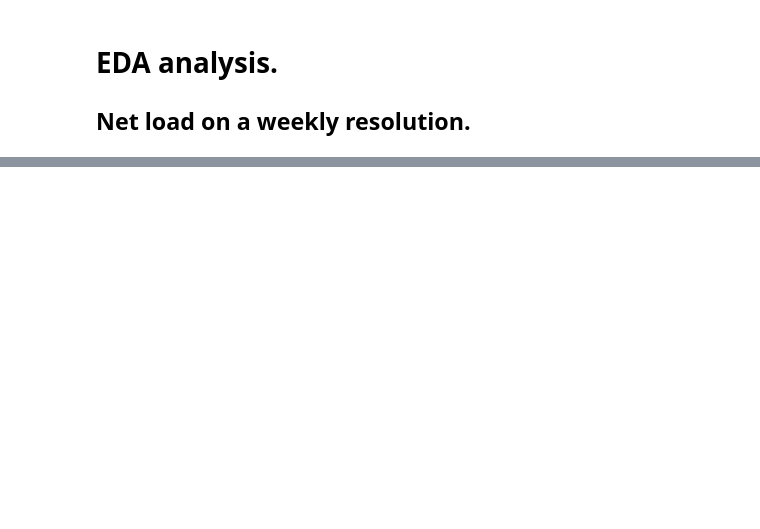
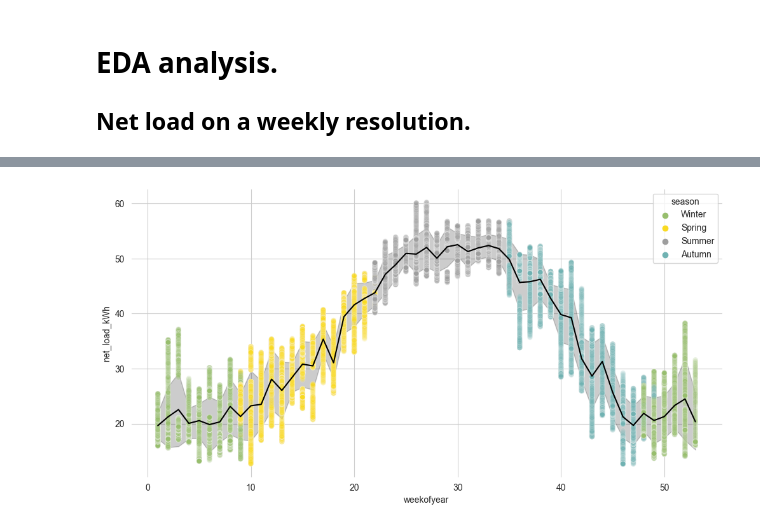
Before and after one commit to erickCantu/TheGreenCitySolutionsGroup, a Jupyter notebook: notebooks/EDA_data_visualization_weekly.ipynb, the cells around one changed output, grey strips where cells are left out. Drawn from its saved outputs; the diff is of its cells as text; code cells hidden in the pictures; blank space fills up the shorter version.

```diff
--- a/notebooks/EDA_data_visualization_weekly.ipynb
+++ b/notebooks/EDA_data_visualization_weekly.ipynb
@@ -59,3 +88,11 @@ data_df = pd.merge(data_df, df_season, how='left', on='month')
+# %%
+ax = sns.lineplot(x=data_df['weekofyear'], y=data_df['net_load_kWh'].rolling(24*7, center=True, min_periods=1).mean(),
+             color = 'black', ci='sd')
+sns.scatterplot(x=data_df['weekofyear'], y=data_df['net_load_kWh'].rolling(24*7, center=True, min_periods=1).mean(),
+        alpha=0.2, hue = data_df['season'], ax = ax)
+sns.despine()
+# %% [output]
+[figure, added]
 # %%
 fig, ax = plt.subplots()
 #plt.subplot(1, 2, 1)
```
Also changed, not shown: parts of 14 cells of this notebook, 1 other file.
